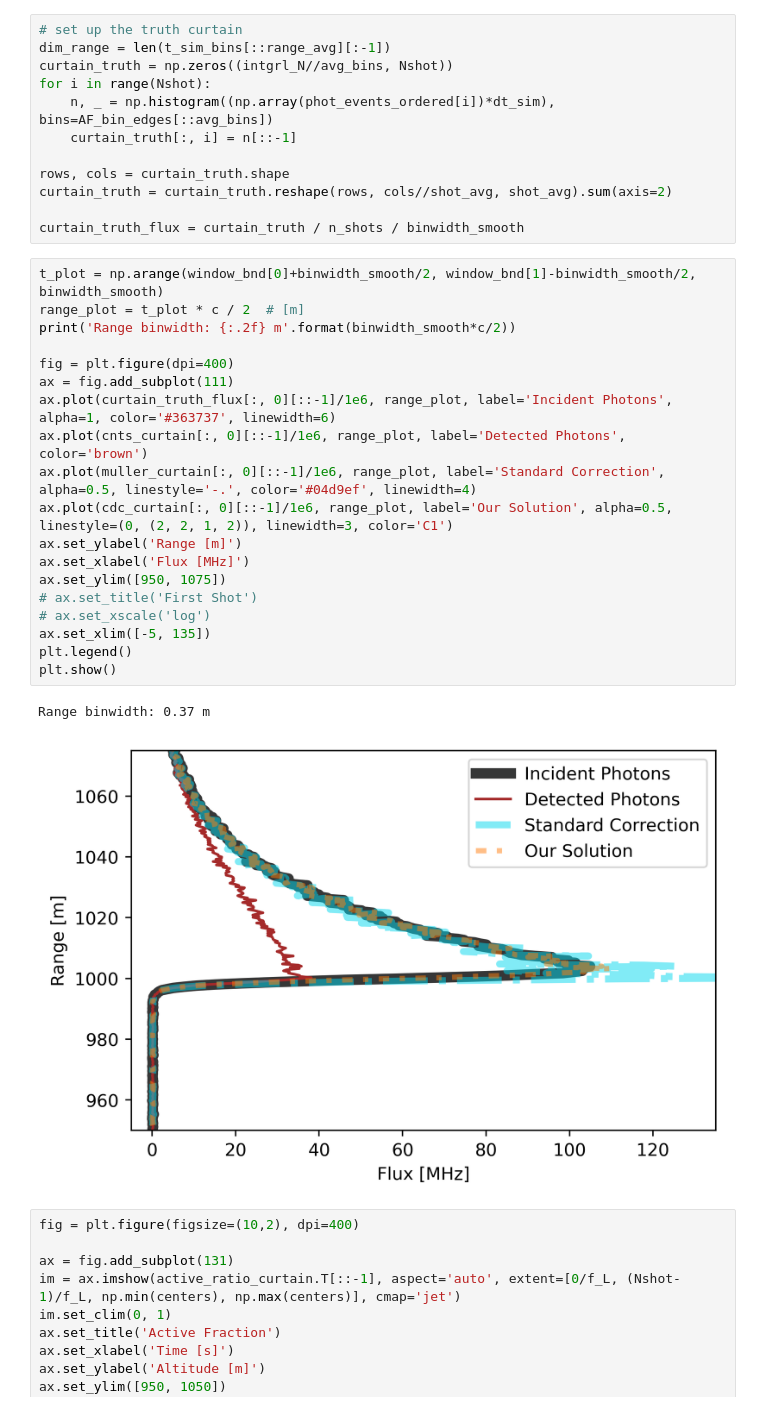
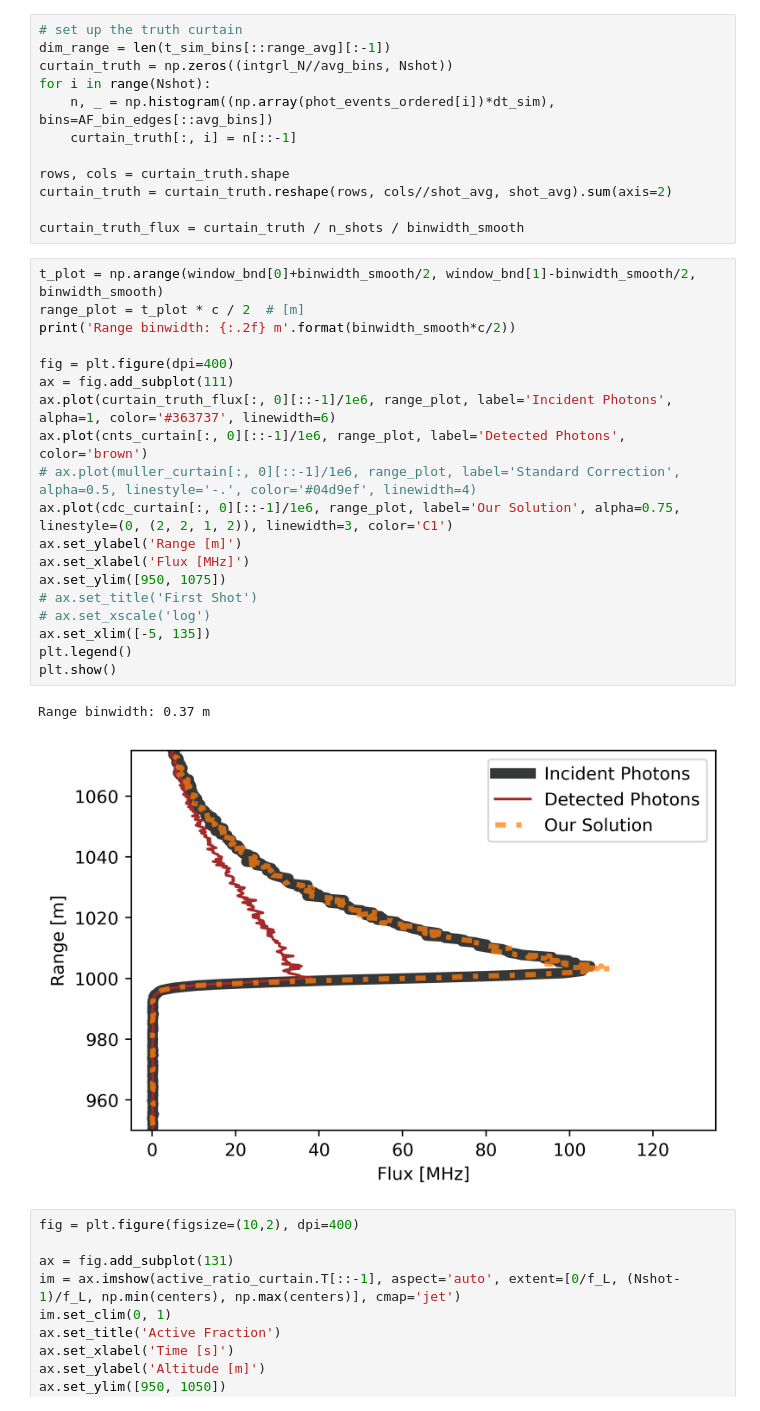
Before and after one commit to gkirchhoff32/Cloud-Measurements, a Jupyter notebook: direct_correct_clouds.ipynb, the cells around one changed output. Cells and saved outputs as stored; diff of their text form.

Commit message:
updated plot

```diff
--- a/direct_correct_clouds.ipynb
+++ b/direct_correct_clouds.ipynb
@@ -251,25 +251,25 @@ curtain_truth_flux = curtain_truth / n_shots / binwidth_smooth
 # %%
 t_plot = np.arange(window_bnd[0]+binwidth_smooth/2, window_bnd[1]-binwidth_smooth/2, binwidth_smooth)
 range_plot = t_plot * c / 2  # [m]
 print('Range binwidth: {:.2f} m'.format(binwidth_smooth*c/2))
 
 fig = plt.figure(dpi=400)
 ax = fig.add_subplot(111)
 ax.plot(curtain_truth_flux[:, 0][::-1]/1e6, range_plot, label='Incident Photons', alpha=1, color='#363737', linewidth=6)
 ax.plot(cnts_curtain[:, 0][::-1]/1e6, range_plot, label='Detected Photons', color='brown')
-ax.plot(muller_curtain[:, 0][::-1]/1e6, range_plot, label='Standard Correction', alpha=0.5, linestyle='-.', color='#04d9ef', linewidth=4)
-ax.plot(cdc_curtain[:, 0][::-1]/1e6, range_plot, label='Our Solution', alpha=0.5, linestyle=(0, (2, 2, 1, 2)), linewidth=3, color='C1')
+# ax.plot(muller_curtain[:, 0][::-1]/1e6, range_plot, label='Standard Correction', alpha=0.5, linestyle='-.', color='#04d9ef', linewidth=4)
+ax.plot(cdc_curtain[:, 0][::-1]/1e6, range_plot, label='Our Solution', alpha=0.75, linestyle=(0, (2, 2, 1, 2)), linewidth=3, color='C1')
 ax.set_ylabel('Range [m]')
 ax.set_xlabel('Flux [MHz]')
 ax.set_ylim([950, 1075])
 # ax.set_title('First Shot')
 # ax.set_xscale('log')
 ax.set_xlim([-5, 135])
 plt.legend()
 plt.show()
 # %% [output]
 Range binwidth: 0.37 m
-[figure, old version]
+[figure, new version]
 # %%
 fig = plt.figure(figsize=(10,2), dpi=400)
 
```
